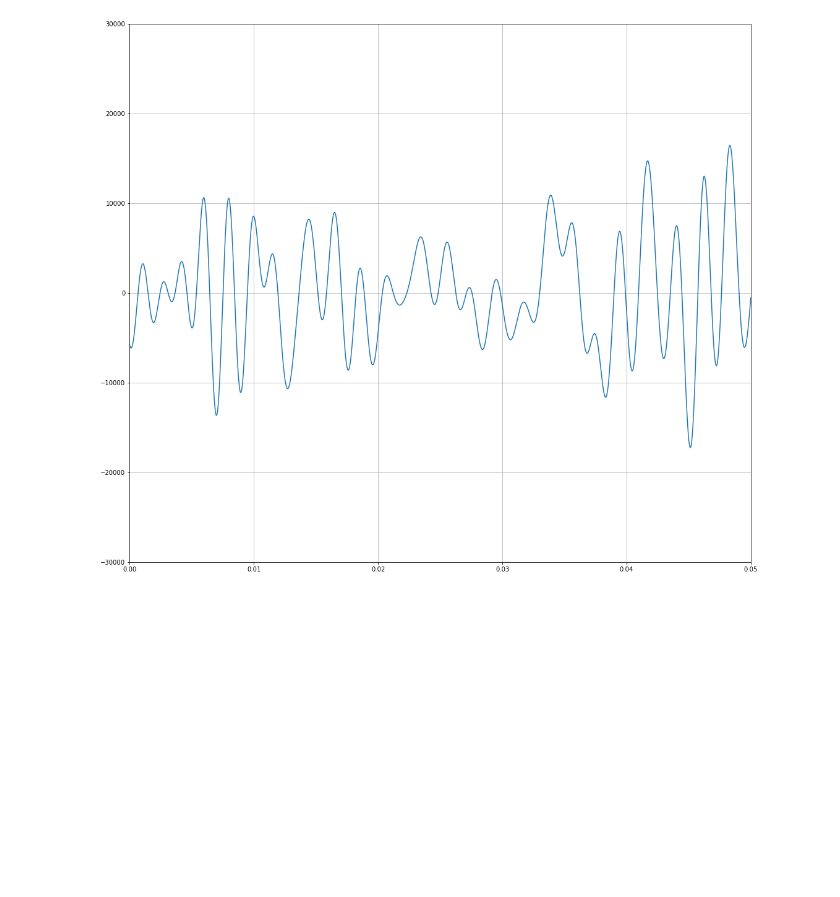
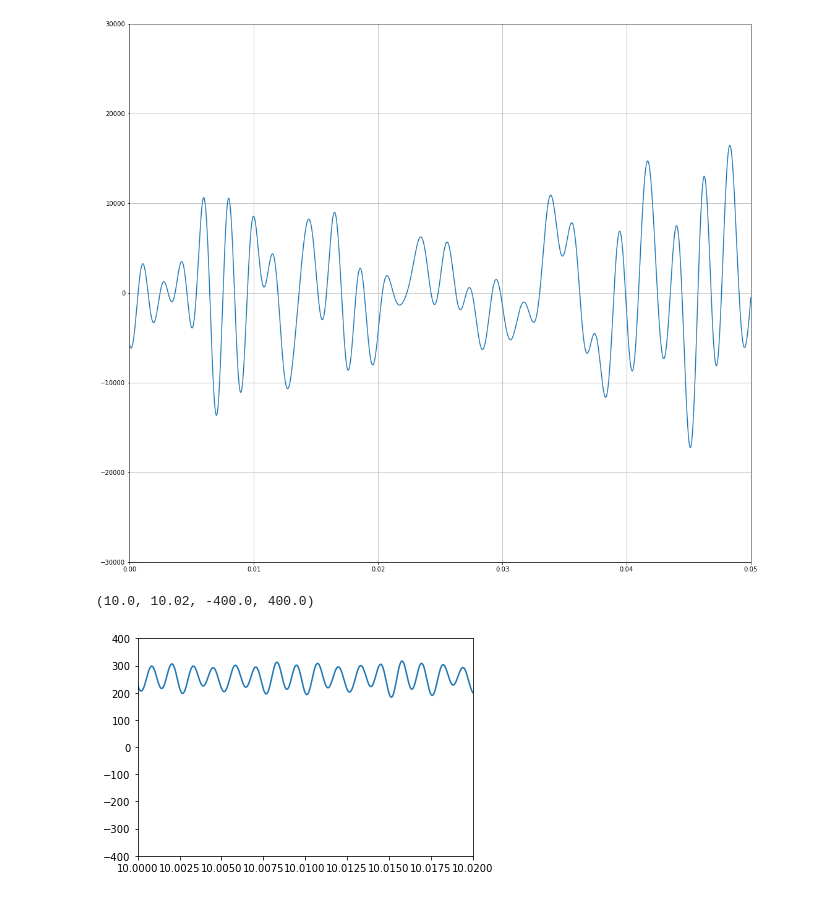
Before and after one commit to coldmayo/Megadeth-Analysis, a Jupyter notebook: Proving Paige Wrong - Project 4.ipynb, the cells around one changed output. Cells and saved outputs as stored; diff of their text form; code cells hidden in the pictures; blank space fills up the shorter version.

```diff
--- a/Proving Paige Wrong - Project 4.ipynb
+++ b/Proving Paige Wrong - Project 4.ipynb
@@ -74,6 +74,13 @@ plt.axis([0,0.05,-30000,30000])
 plt.grid()
 # %% [output]
 [figure]
+# %%
+cAngel = cleaning(samplerate2,data2,1000)
+plt.plot(cAngel[0],cAngel[1])
+plt.axis([10,10.02,-400,400])
+# %% [output]
+(10.0, 10.02, -400.0, 400.0)
+[figure, added]
 # %%
 # Overlaying signals from the intro for Peace Sells and Holy Wars
 
```
Also changed, not shown: parts of 12 cells of this notebook.
